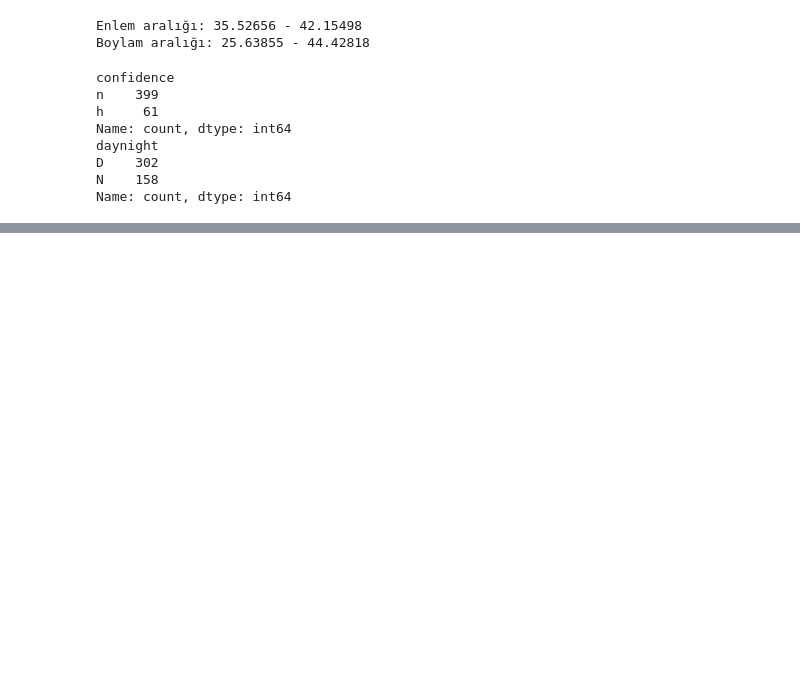
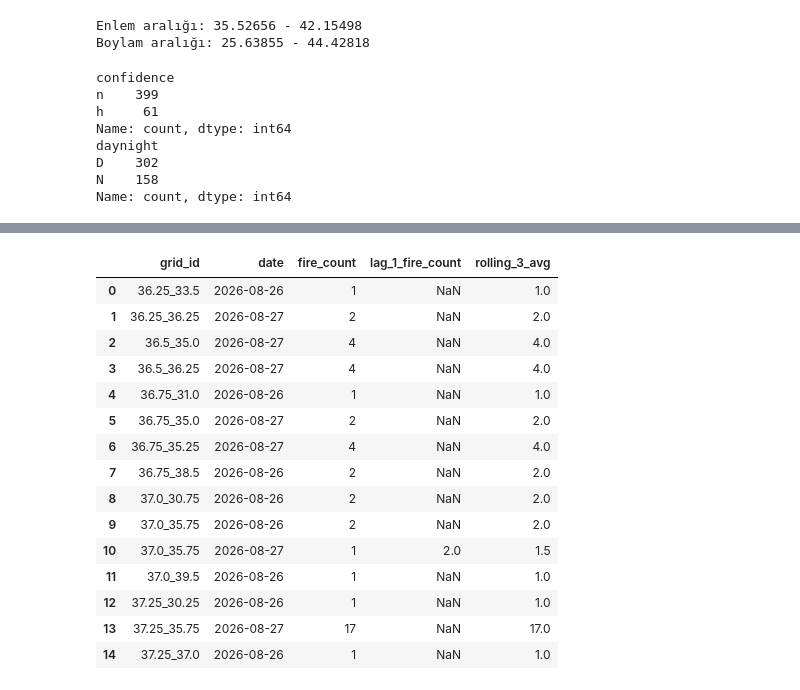
Before and after one commit to pelsingunduz/Turkey_Wildfire_Detection, a Jupyter notebook: notebooks/eda.ipynb, the cells around one changed output, grey strips where cells are left out. Drawn from its saved outputs; the diff is of its cells as text; code cells hidden in the pictures; blank space fills up the shorter version.

```diff
--- a/notebooks/eda.ipynb
+++ b/notebooks/eda.ipynb
@@ -130,0 +402,3 @@ Note: you may need to restart the kernel to use updated packages.
+# %%
+daily_summary = pd.read_csv("../data/processed/daily_grid_summary.csv")
+daily_summary['fire_count'].describe()
@@ -130,0 +425,11 @@ Note: you may need to restart the kernel to use updated packages.
+# %%
+def assign_risk_label(fire_count):
+    if fire_count == 1:
+        return 'düşük'
+    elif fire_count <= 3:
+        return 'orta'
+    else:
+        return 'yüksek'
+
+daily_summary['risk_label'] = daily_summary['fire_count'].apply(assign_risk_label)
+daily_summary['risk_label'].value_counts()
@@ -130,0 +525,13 @@ Note: you may need to restart the kernel to use updated packages.
+# %%
+# Tarihi datetime tipine çevir
+daily_summary['date'] = pd.to_datetime(daily_summary['date'])
+
+# Sıralama kritik: hem grid_id hem tarihe göre, ki her hücrenin kendi
+# kronolojik sırasında lag hesaplanabilsin
+daily_summary = daily_summary.sort_values(['grid_id', 'date']).reset_index(drop=True)
+
+# groupby('grid_id') ile her hücreyi kendi içinde ele alıyoruz,
+# shift(1) ise "bir önceki satırın değerini getir" demek (yani dünkü değer)
+daily_summary['lag_1_fire_count'] = daily_summary.groupby('grid_id')['fire_count'].shift(1)
+
+daily_summary[['grid_id', 'date', 'fire_count', 'lag_1_fire_count']].head(15)
@@ -130,0 +555,28 @@ Note: you may need to restart the kernel to use updated packages.
+# %%
+# rolling(3).mean() ile "son 3 günün ortalaması" ekleyelim (hücre bazında)
+# NOT: min_periods=1 kullanıyoruz, yani 3 günlük veri olmasa bile
+# eldeki kadarıyla ortalama hesaplansın (2 gün varsa 2 günün ortalaması gibi)
+
+daily_summary['rolling_3_avg'] = (
+    daily_summary.groupby('grid_id')['fire_count']
+    .transform(lambda x: x.rolling(window=3, min_periods=1).mean())
+)
+
+daily_summary[['grid_id', 'date', 'fire_count', 'lag_1_fire_count', 'rolling_3_avg']].head(15)
+# %% [output]
+|  | grid_id | date | fire_count | lag_1_fire_count | rolling_3_avg |
+| 0 | 36.25_33.5 | 2026-08-26 | 1 | NaN | 1.0 |
+| 1 | 36.25_36.25 | 2026-08-27 | 2 | NaN | 2.0 |
+| 2 | 36.5_35.0 | 2026-08-27 | 4 | NaN | 4.0 |
+| 3 | 36.5_36.25 | 2026-08-27 | 4 | NaN | 4.0 |
+| 4 | 36.75_31.0 | 2026-08-26 | 1 | NaN | 1.0 |
+| 5 | 36.75_35.0 | 2026-08-27 | 2 | NaN | 2.0 |
+| 6 | 36.75_35.25 | 2026-08-27 | 4 | NaN | 4.0 |
+| 7 | 36.75_38.5 | 2026-08-26 | 2 | NaN | 2.0 |
+| 8 | 37.0_30.75 | 2026-08-26 | 2 | NaN | 2.0 |
+| 9 | 37.0_35.75 | 2026-08-26 | 2 | NaN | 2.0 |
+| 10 | 37.0_35.75 | 2026-08-27 | 1 | 2.0 | 1.5 |
+| 11 | 37.0_39.5 | 2026-08-26 | 1 | NaN | 1.0 |
+| 12 | 37.25_30.25 | 2026-08-26 | 1 | NaN | 1.0 |
+| 13 | 37.25_35.75 | 2026-08-27 | 17 | NaN | 17.0 |
+| 14 | 37.25_37.0 | 2026-08-26 | 1 | NaN | 1.0 |
```
Also changed, not shown: parts of 43 cells of this notebook, 23 other files.
